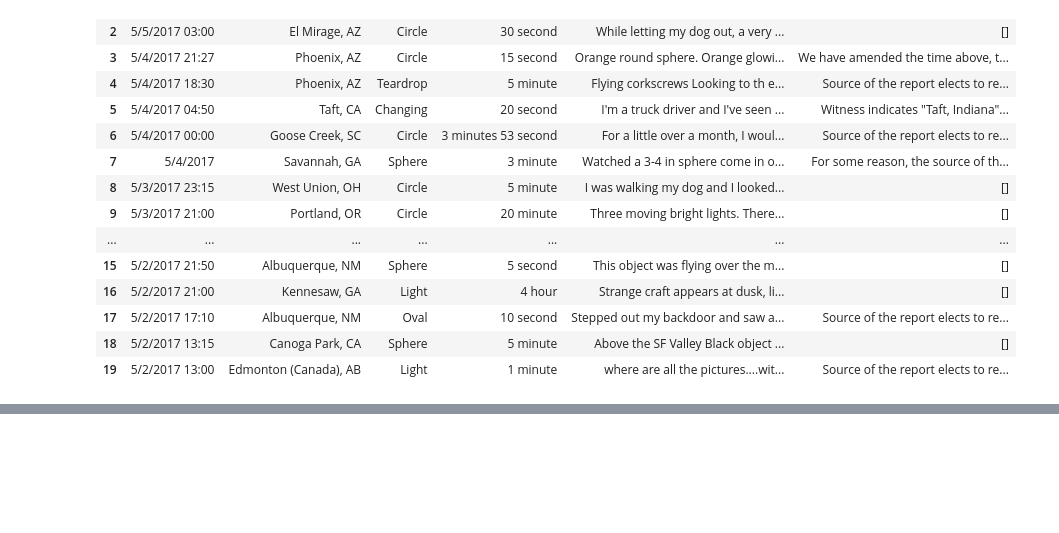
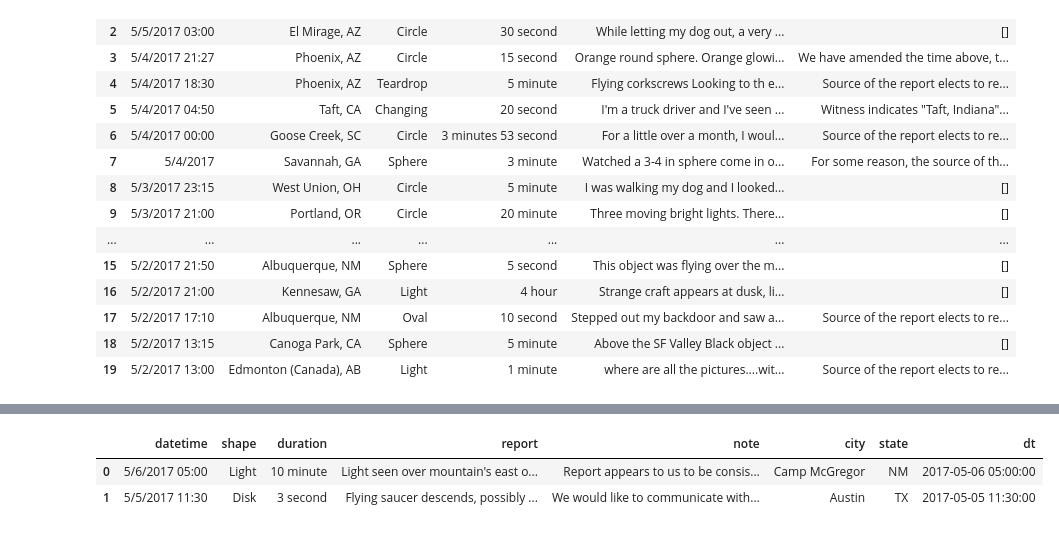
Before and after one commit to mkpetterson/UFO_sightings, a Jupyter notebook: cwong.ipynb, the cells around one changed output, grey strips where cells are left out. Saved outputs shown, nothing was run; the diff lists cells and outputs as text; code cells hidden in the pictures; blank space fills up the shorter version.

```diff
--- a/cwong.ipynb
+++ b/cwong.ipynb
@@ -273,0 +209,6 @@ plt.savefig('images/shape_count.png', bbox_inches='tight')
+# %%
+data.head(2)
+# %% [output]
+|  | datetime | shape | duration | report | note | city | state | dt |
+| 0 | 5/6/2017 05:00 | Light | 10 minute | Light seen over mountain's east o... | Report appears to us to be consis... | Camp McGregor | NM | 2017-05-06 05:00:00 |
+| 1 | 5/5/2017 11:30 | Disk | 3 second | Flying saucer descends, possibly ... | We would like to communicate with... | Austin | TX | 2017-05-05 11:30:00 |
```
Also changed, not shown: parts of 22 cells of this notebook, 1 other file.
